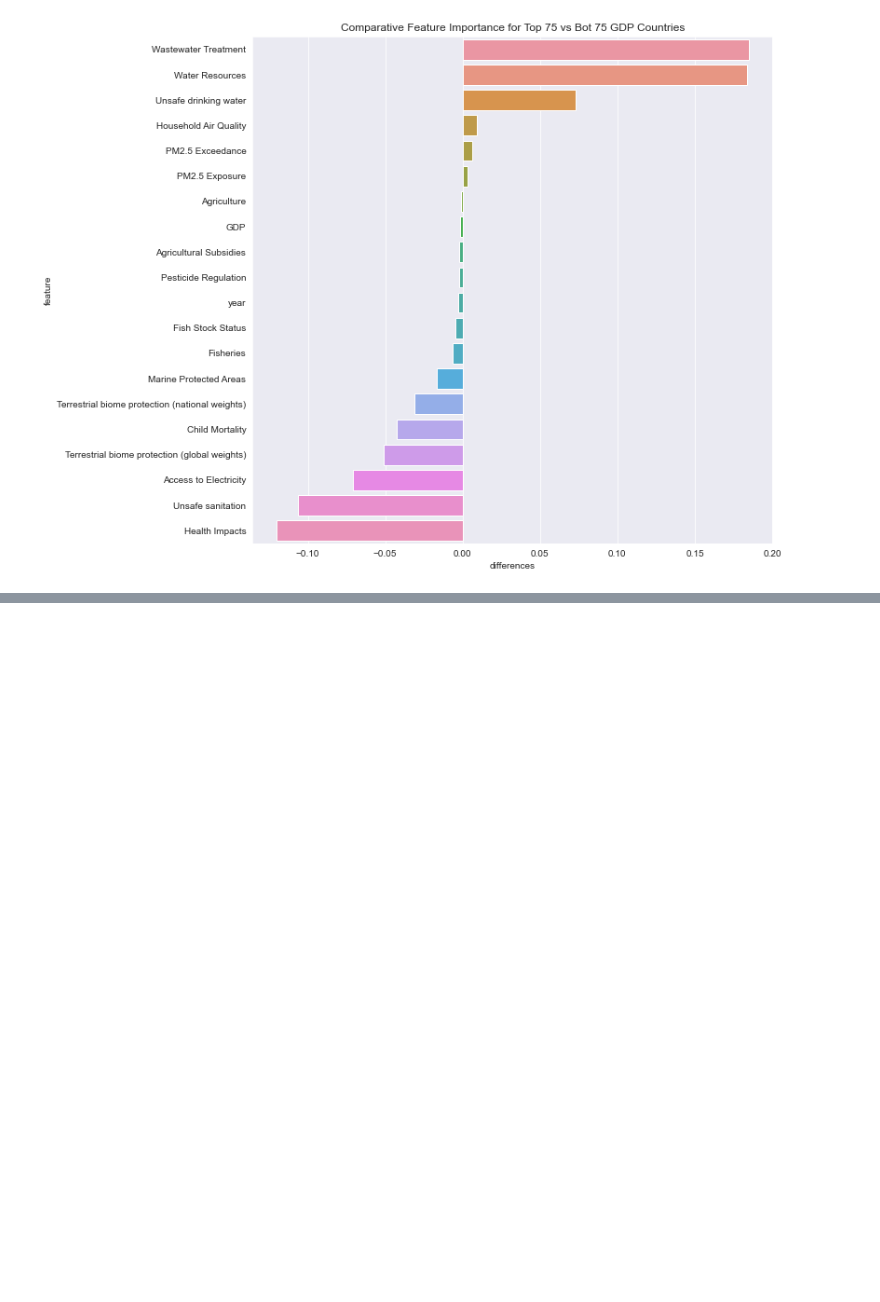
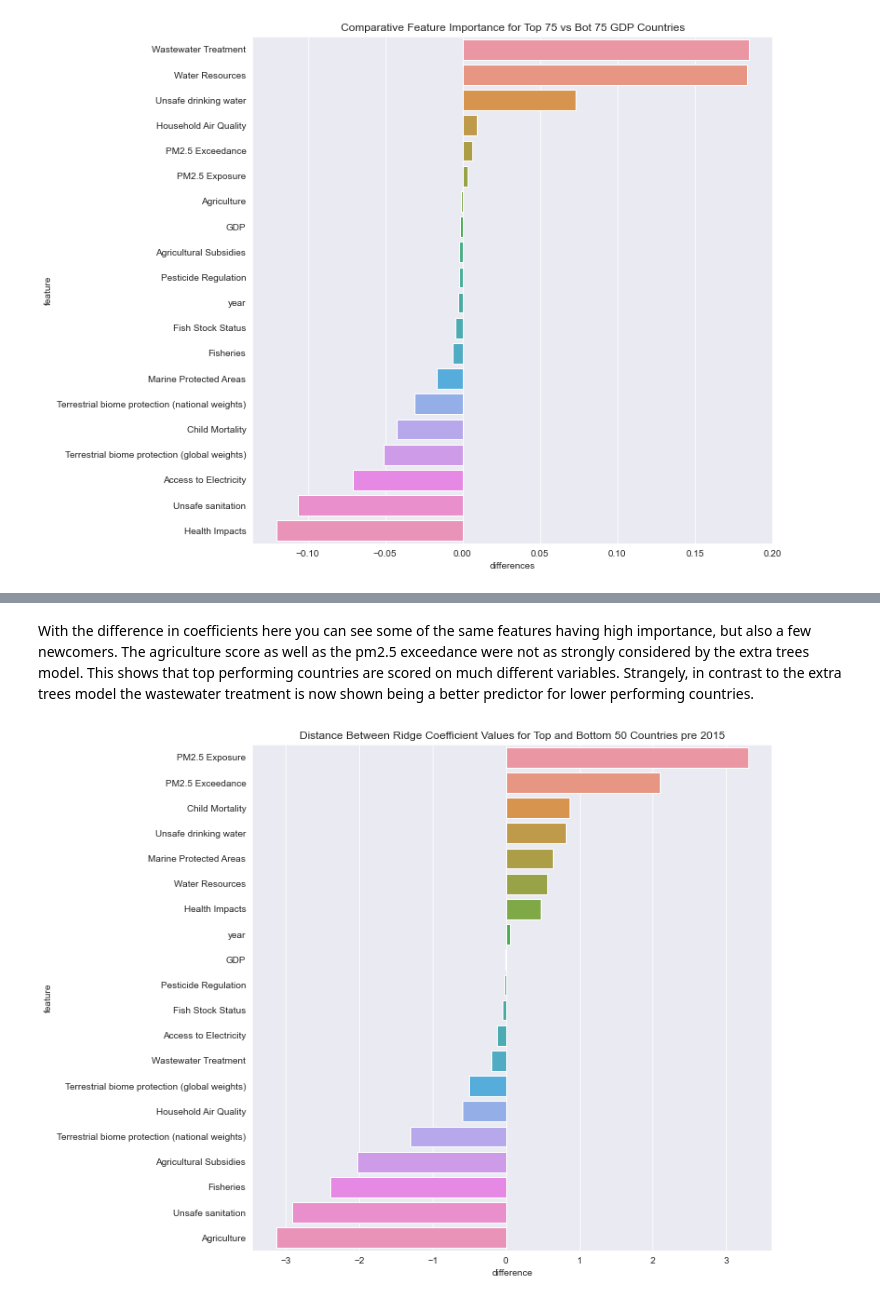
Before and after one commit to Avanyali/EPIDemographicModel, a Jupyter notebook: Step5_Analysis.ipynb, the cells around one changed output, grey strips where cells are left out. Saved outputs shown, nothing was run; the diff lists cells and outputs as text; code cells hidden in the pictures; blank space fills up the shorter version.

```diff
--- a/Step5_Analysis.ipynb
+++ b/Step5_Analysis.ipynb
@@ -201,0 +234,6 @@ GDP[2]
+# %% [markdown]
+With the difference in coefficients here you can see some of the same features having high importance, but also a few newcomers. The agriculture score as well as the pm2.5 exceedance were not as strongly considered by the extra trees model. This shows that top performing countries are scored on much different variables. Strangely, in contrast to the extra trees model the wastewater treatment is now shown being a better predictor for lower performing countries.
+# %%
+coef_diffs[2]
+# %% [output]
+[figure, added]
```
Also changed, not shown: parts of 28 cells of this notebook, 7 other files.
